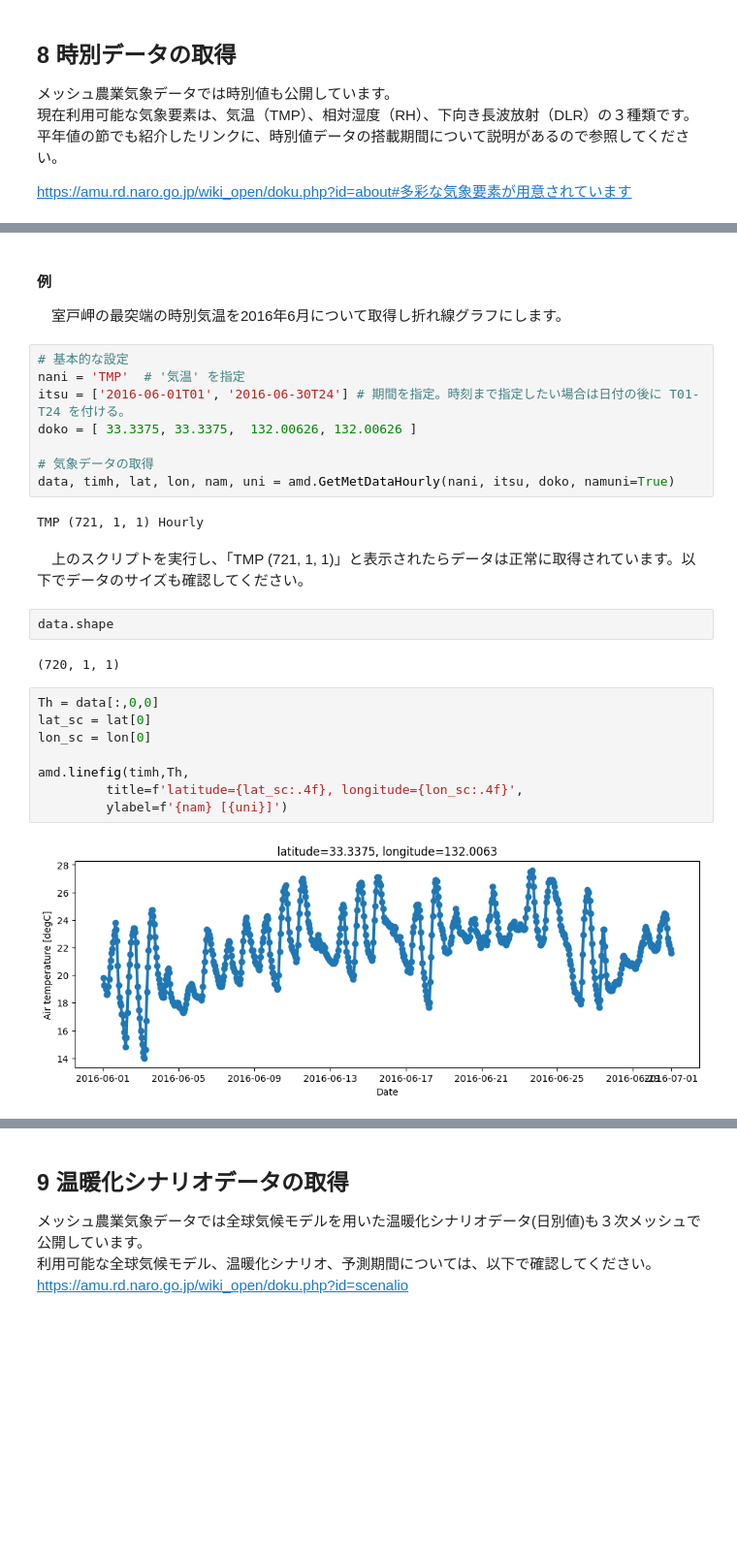
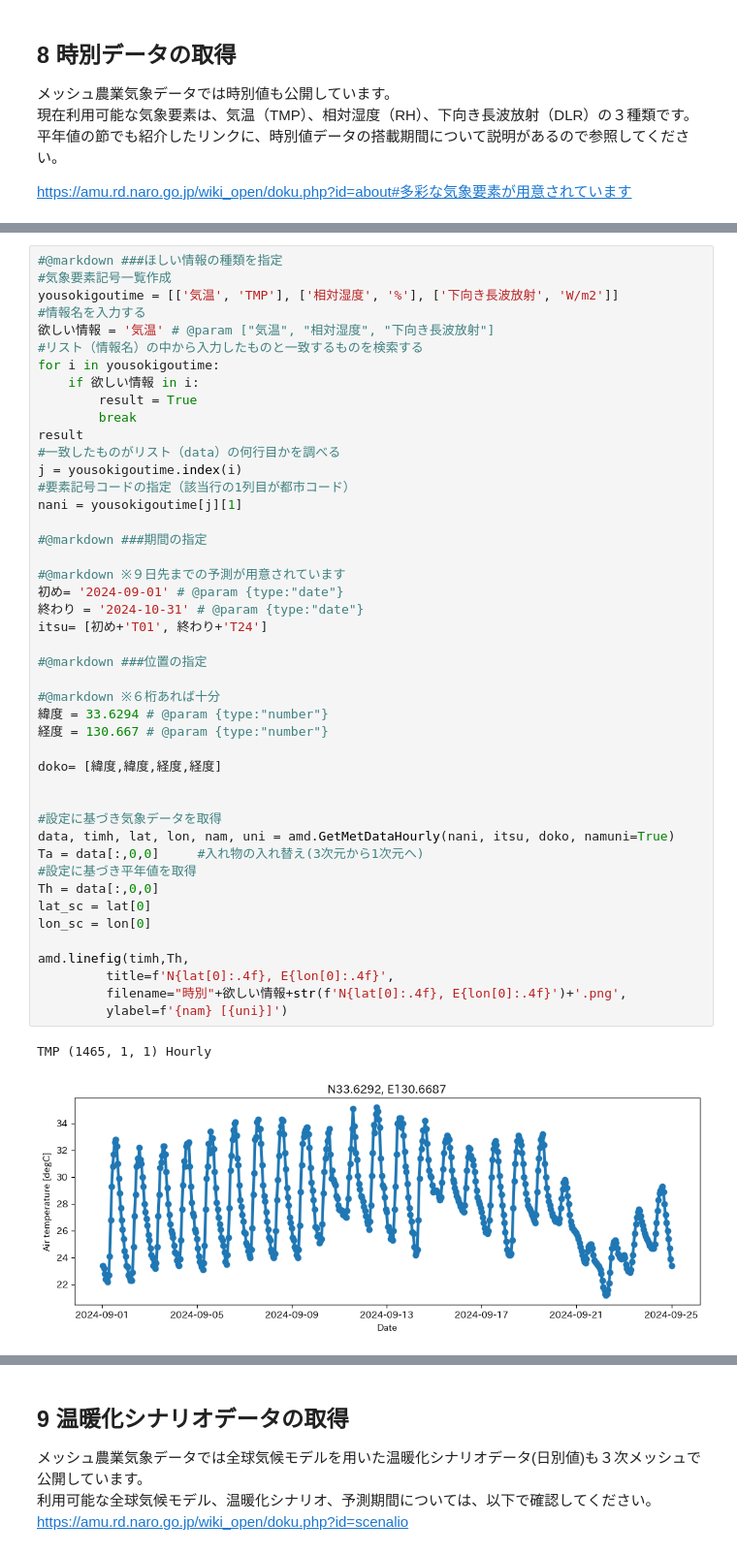
Before and after one commit to 1900690/Agro-Meteorological-Grid-Square-Data, a Jupyter notebook: 1kmメッシュ気象情報.ipynb, the cells around one changed output, grey strips where cells are left out. Shown at 97% size. Saved outputs shown, nothing was run; the diff lists cells and outputs as text; blank space fills up the shorter version.

```diff
--- a/1kmメッシュ気象情報.ipynb
+++ b/1kmメッシュ気象情報.ipynb
@@ -290,29 +231,48 @@ https://amu.rd.naro.go.jp/wiki_open/doku.php?id=about#多彩な気象要素が
-# %% [markdown]
-#### 例
-　室戸岬の最突端の時別気温を2016年6月について取得し折れ線グラフにします。
-# %%
-# 基本的な設定
-nani = 'TMP'  # '気温' を指定
-itsu = ['2016-06-01T01', '2016-06-30T24'] # 期間を指定。時刻まで指定したい場合は日付の後に T01-T24 を付ける。
-doko = [ 33.3375, 33.3375,  132.00626, 132.00626 ]
-
-# 気象データの取得
-data, timh, lat, lon, nam, uni = amd.GetMetDataHourly(nani, itsu, doko, namuni=True)
-# %% [output]
-TMP (721, 1, 1) Hourly
-# %% [markdown]
-　上のスクリプトを実行し、「TMP (721, 1, 1)」と表示されたらデータは正常に取得されています。以下でデータのサイズも確認してください。
-# %%
-data.shape
-# %% [output]
-(720, 1, 1)
-# %%
-Th = data[:,0,0]
-lat_sc = lat[0]
-lon_sc = lon[0]
-
-amd.linefig(timh,Th,
-         title=f'latitude={lat_sc:.4f}, longitude={lon_sc:.4f}',
-         ylabel=f'{nam} [{uni}]')
-# %% [output]
-[figure, removed]
+# %%
+#@markdown ###ほしい情報の種類を指定
+#気象要素記号一覧作成
+yousokigoutime = [['気温', 'TMP'], ['相対湿度', '%'], ['下向き長波放射', 'W/m2']]
+#情報名を入力する
+欲しい情報 = '気温' # @param ["気温", "相対湿度", "下向き長波放射"]
+#リスト（情報名）の中から入力したものと一致するものを検索する
+for i in yousokigoutime:
+    if 欲しい情報 in i:
+        result = True
+        break
+result
+#一致したものがリスト（data）の何行目かを調べる
+j = yousokigoutime.index(i)
+#要素記号コードの指定（該当行の1列目が都市コード）
+nani = yousokigoutime[j][1]
+
+#@markdown ###期間の指定
+
+#@markdown ※９日先までの予測が用意されています
+初め= '2024-09-01' # @param {type:"date"}
+終わり = '2024-10-31' # @param {type:"date"}
+itsu= [初め+'T01', 終わり+'T24']
+
+#@markdown ###位置の指定
+
+#@markdown ※６桁あれば十分
+緯度 = 33.6294 # @param {type:"number"}
+経度 = 130.667 # @param {type:"number"}
+
+doko= [緯度,緯度,経度,経度]
+
+
+#設定に基づき気象データを取得
+data, timh, lat, lon, nam, uni = amd.GetMetDataHourly(nani, itsu, doko, namuni=True)
+Ta = data[:,0,0]     #入れ物の入れ替え(3次元から1次元へ)
+#設定に基づき平年値を取得
+Th = data[:,0,0]
+lat_sc = lat[0]
+lon_sc = lon[0]
+
+amd.linefig(timh,Th,
+         title=f'N{lat[0]:.4f}, E{lon[0]:.4f}',
+         filename="時別"+欲しい情報+str(f'N{lat[0]:.4f}, E{lon[0]:.4f}')+'.png',
+         ylabel=f'{nam} [{uni}]')
+# %% [output]
+TMP (1465, 1, 1) Hourly
+[figure, added]
```
Also changed, not shown: parts of 23 cells of this notebook.
